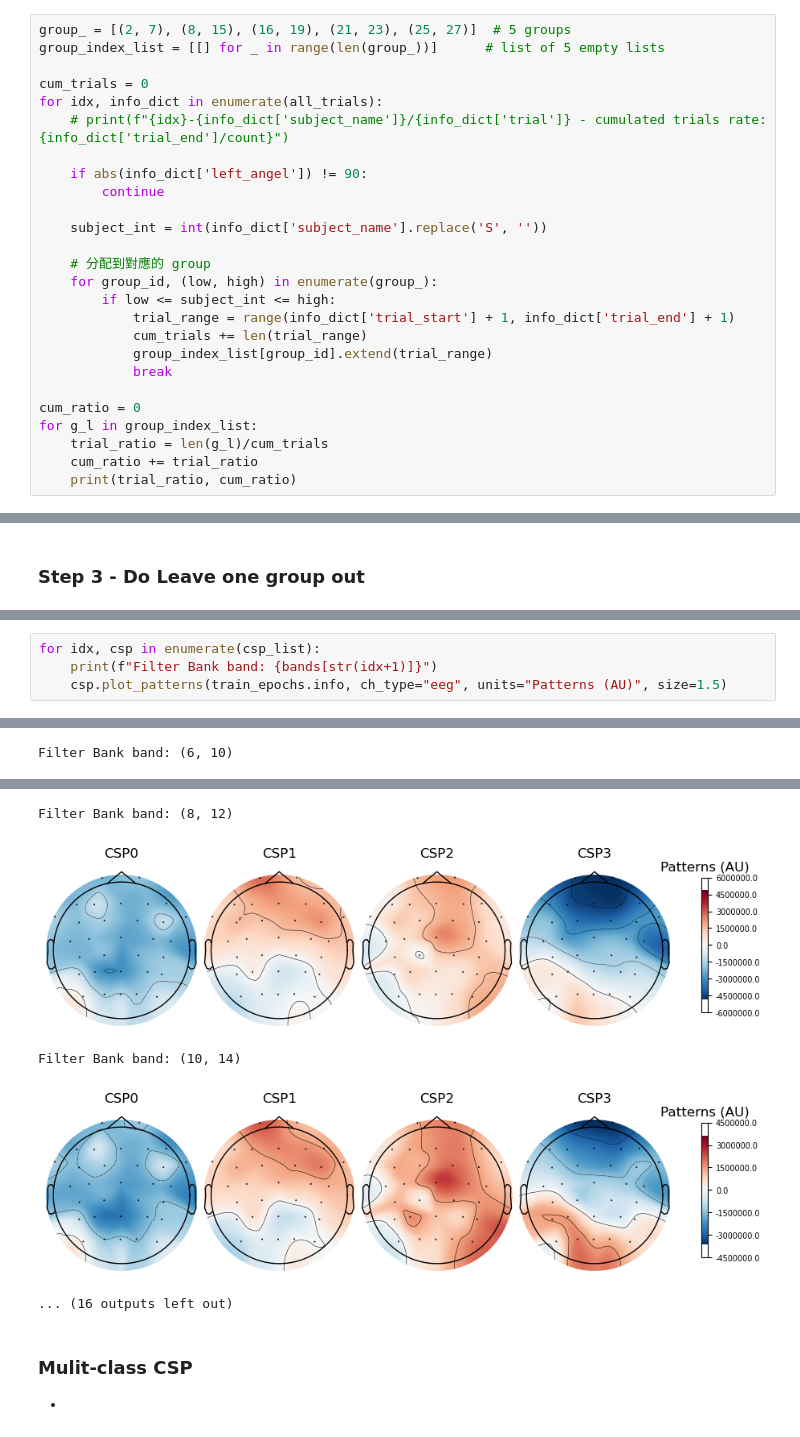
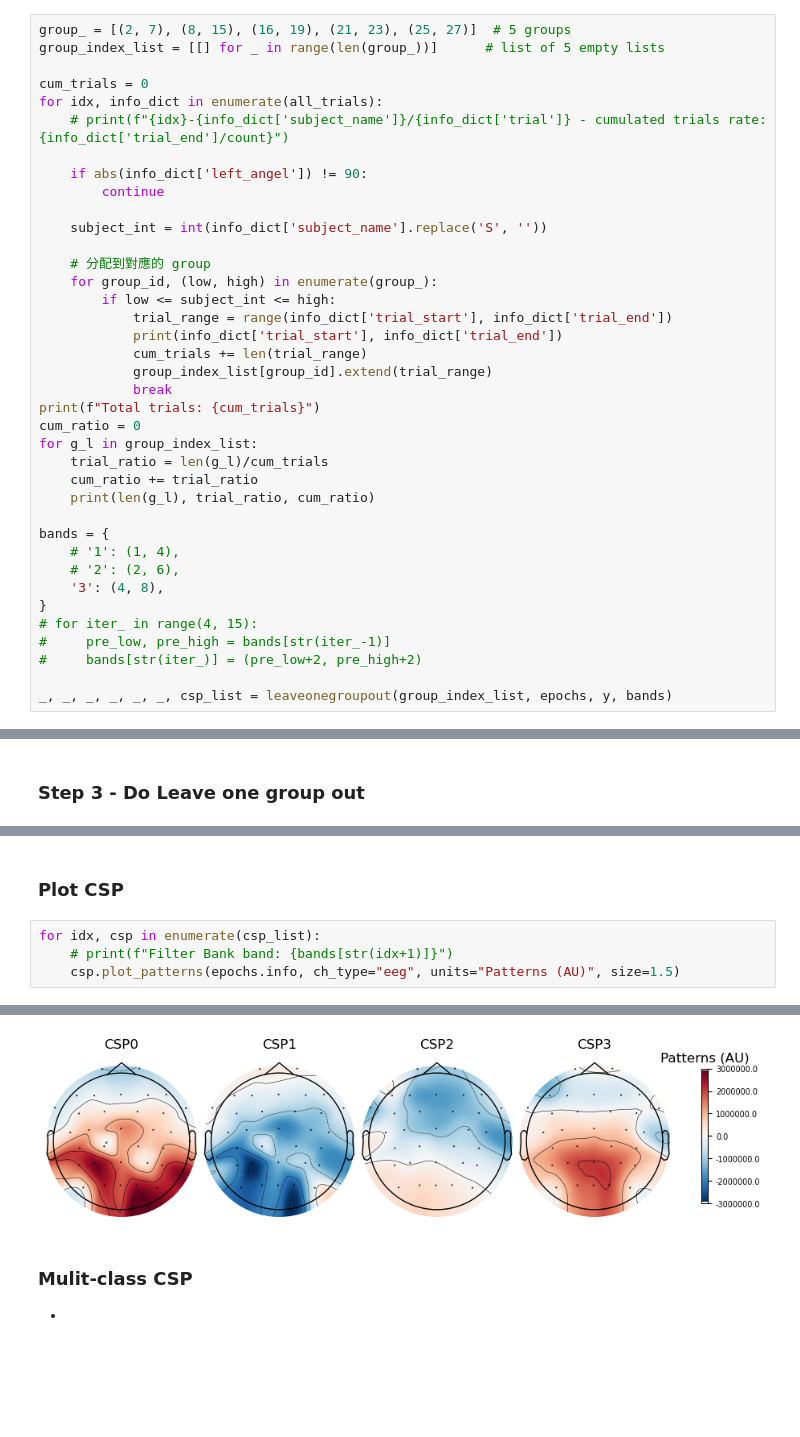
Before and after one commit to CCHENYUCHI/BCI-Final-Project-Group-6, a Jupyter notebook: feature_extraction.ipynb, the cells around one changed output, grey strips where cells are left out. Drawn from its saved outputs; the diff is of its cells as text; blank space fills up the shorter version.

```diff
--- a/feature_extraction.ipynb
+++ b/feature_extraction.ipynb
@@ -195,14 +195,26 @@ for idx, info_dict in enumerate(all_trials):
     # 分配到對應的 group
     for group_id, (low, high) in enumerate(group_):
         if low <= subject_int <= high:
-            trial_range = range(info_dict['trial_start'] + 1, info_dict['trial_end'] + 1)
+            trial_range = range(info_dict['trial_start'], info_dict['trial_end'])
+            print(info_dict['trial_start'], info_dict['trial_end'])
             cum_trials += len(trial_range)
             group_index_list[group_id].extend(trial_range)
             break
-
+print(f"Total trials: {cum_trials}")
 cum_ratio = 0
 for g_l in group_index_list:
     trial_ratio = len(g_l)/cum_trials
     cum_ratio += trial_ratio
-    print(trial_ratio, cum_ratio)
+    print(len(g_l), trial_ratio, cum_ratio)
+
+bands = {
+    # '1': (1, 4),
+    # '2': (2, 6),
+    '3': (4, 8),
+}
+# for iter_ in range(4, 15):
+#     pre_low, pre_high = bands[str(iter_-1)]
+#     bands[str(iter_)] = (pre_low+2, pre_high+2)
+
+_, _, _, _, _, _, csp_list = leaveonegroupout(group_index_list, epochs, y, bands)
 # %% [output]
@@ -454,5 +446,7 @@ def leaveonegroupout(group_index, epochs, y, bands):
+# %% [markdown]
+### Plot CSP
 # %%
 for idx, csp in enumerate(csp_list):
-    print(f"Filter Bank band: {bands[str(idx+1)]}")
-    csp.plot_patterns(train_epochs.info, ch_type="eeg", units="Patterns (AU)", size=1.5)
+    # print(f"Filter Bank band: {bands[str(idx+1)]}")
+    csp.plot_patterns(epochs.info, ch_type="eeg", units="Patterns (AU)", size=1.5)
 # %% [output]
@@ -465 +455,0 @@ Filter Bank band: (4, 8)
-Filter Bank band: (6, 10)
@@ -467,8 +457,4 @@ Filter Bank band: (6, 10)
-Filter Bank band: (8, 12)
-[figure, old version]
+[figure, new version]
-Filter Bank band: (10, 14)
-[figure, removed]
-... (16 outputs left out)
 # %% [markdown]
 ### Mulit-class CSP
 -
```
Also changed, not shown: parts of 7 cells of this notebook.
